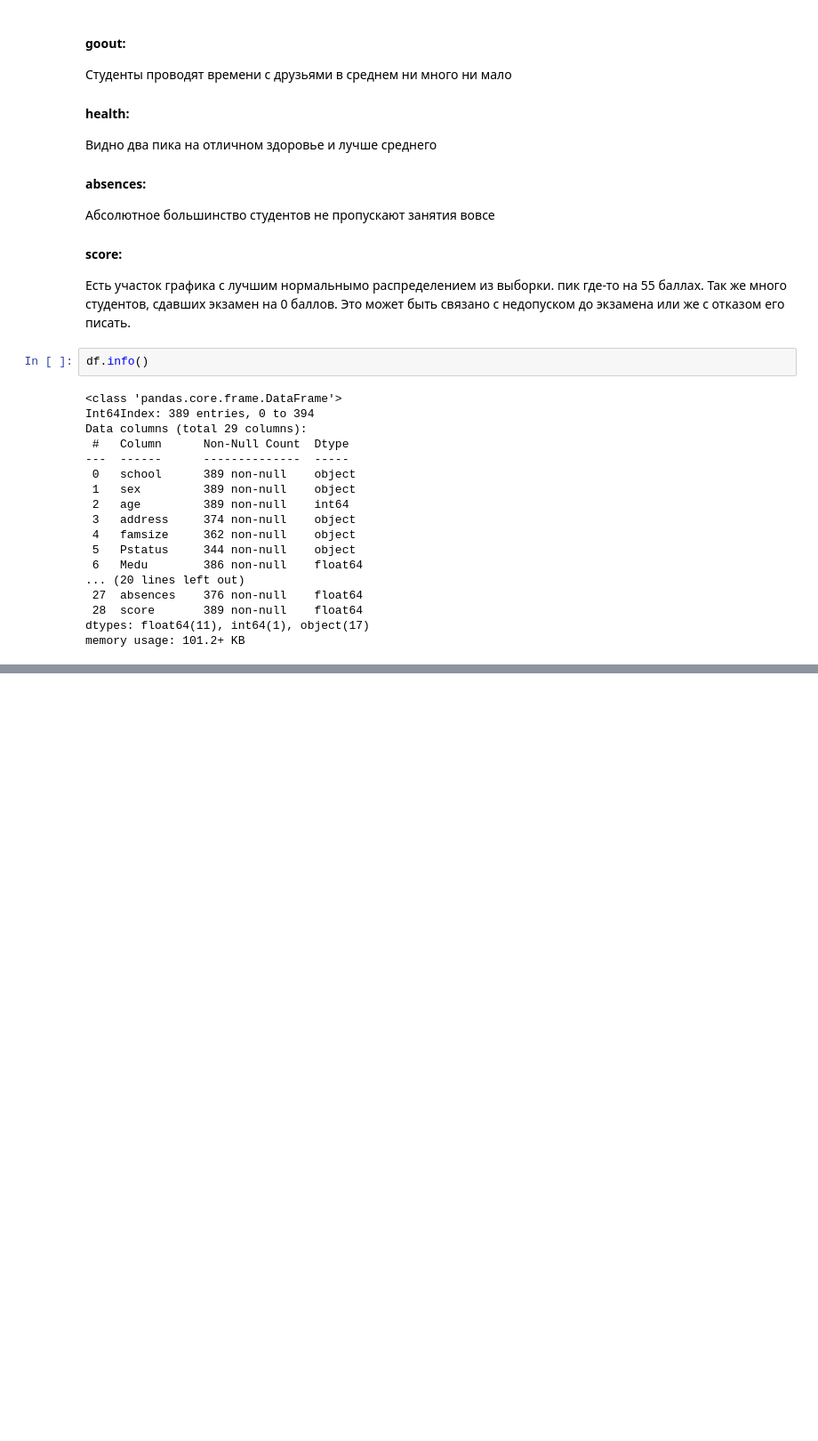
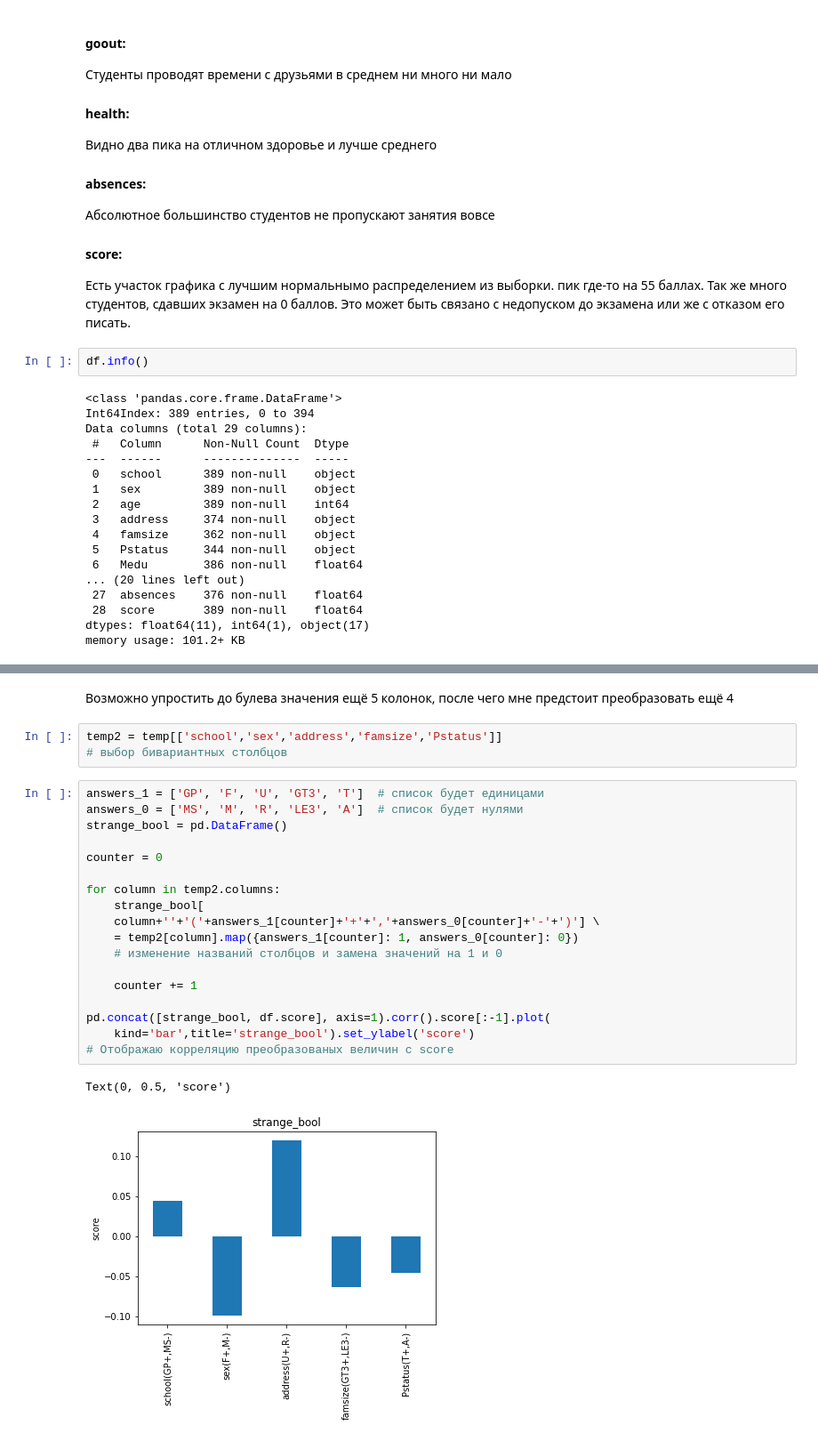
Before and after one commit to Sly-Dog/skillfactory_rds, a Jupyter notebook: module_2/stud_math_EDA.ipynb, the cells around one changed output, grey strips where cells are left out. Shown at 89% size. Saved outputs shown, nothing was run; the diff lists cells and outputs as text; blank space fills up the shorter version.

```diff
--- a/module_2/stud_math_EDA.ipynb
+++ b/module_2/stud_math_EDA.ipynb
@@ -533,0 +453,26 @@ all_correlations.plot(kind='bar')
+# %% [markdown]
+Возможно упростить до булева значения ещё 5 колонок, после чего мне предстоит преобразовать ещё 4
+# %%
+temp2 = temp[['school','sex','address','famsize','Pstatus']]
+# выбор бивариантных столбцов
+# %%
+answers_1 = ['GP', 'F', 'U', 'GT3', 'T']  # список будет единицами
+answers_0 = ['MS', 'M', 'R', 'LE3', 'A']  # cписок будет нулями
+strange_bool = pd.DataFrame()
+
+counter = 0
+
+for column in temp2.columns:
+    strange_bool[
+    column+''+'('+answers_1[counter]+'+'+','+answers_0[counter]+'-'+')'] \
+    = temp2[column].map({answers_1[counter]: 1, answers_0[counter]: 0})
+    # изменение названий столбцов и замена значений на 1 и 0
+
+    counter += 1
+
+pd.concat([strange_bool, df.score], axis=1).corr().score[:-1].plot(
+    kind='bar',title='strange_bool').set_ylabel('score')
+# Отображаю корреляцию преобразованых величин с score
+# %% [output]
+Text(0, 0.5, 'score')
+[figure, added]
```
Also changed, not shown: parts of 83 cells of this notebook.
